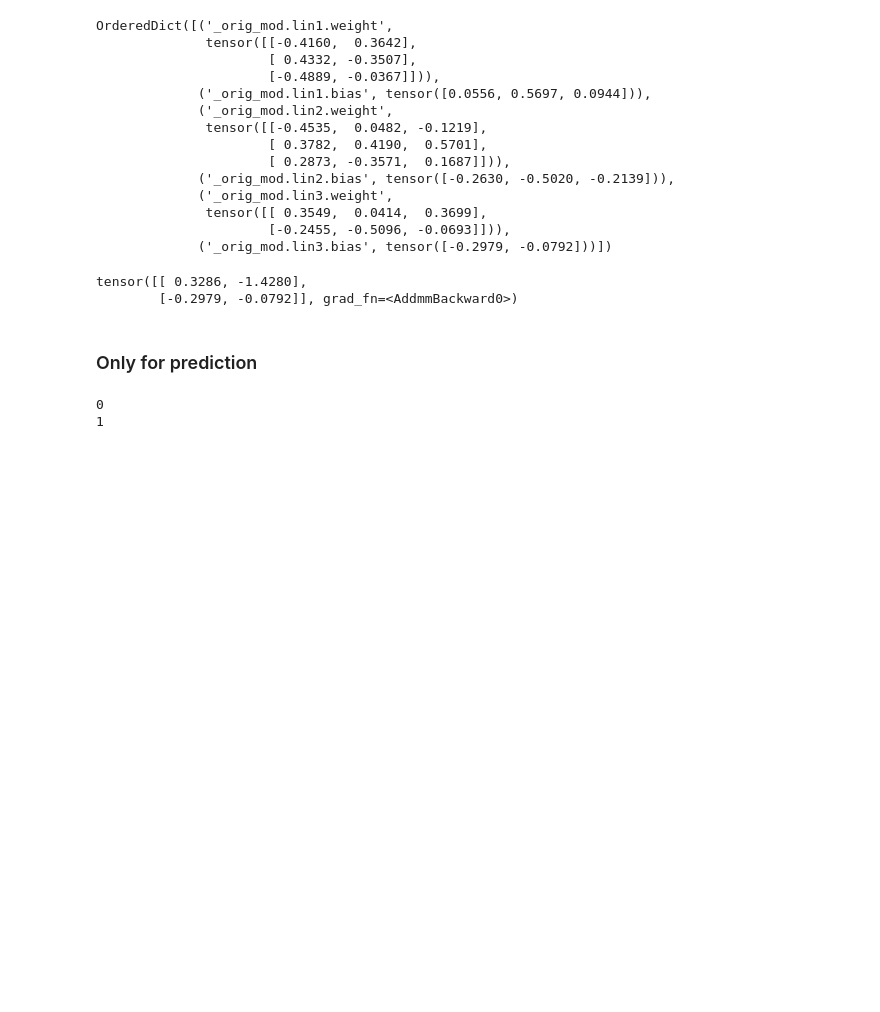
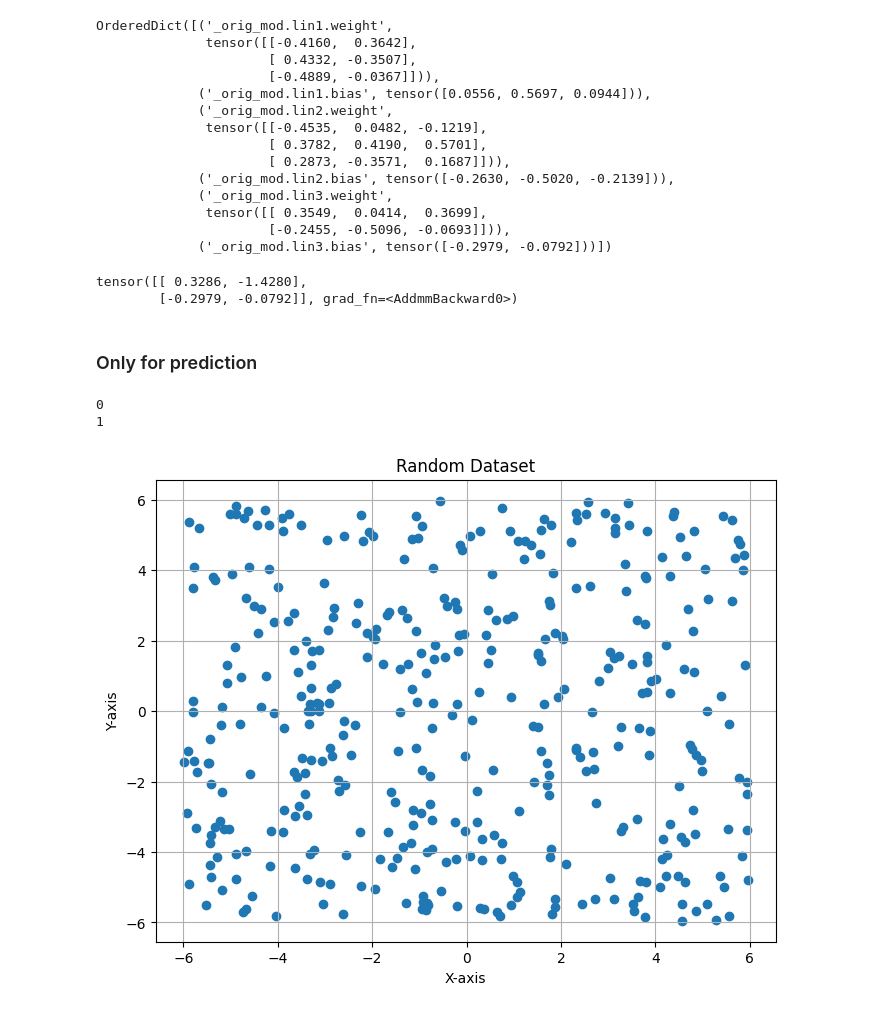
Before and after one commit to Robohrriday/ML_2024_TensionFlow_A3, a Jupyter notebook: Question2.ipynb, the cells around one changed output. Cells and saved outputs as stored; diff of their text form; code cells hidden in the pictures; blank space fills up the shorter version.

```diff
--- a/Question2.ipynb
+++ b/Question2.ipynb
@@ -81,3 +81,24 @@ for epoch in range(10000):
       opt.zero_grad()
   if epoch % print_every == 0:
     print(epoch, loss.item())
+# %%
+import numpy as np
+import matplotlib.pyplot as plt
+
+# Number of instances
+num_instances = 400
+
+# Generate random numbers for x-axis and y-axis
+X = np.random.uniform(-6, 6, size=(num_instances, 1))
+Y = np.random.uniform(-6, 6, size=(num_instances, 1))
+
+# Plot the dataset
+plt.figure(figsize=(8, 6))
+plt.scatter(X, Y)
+plt.title('Random Dataset')
+plt.xlabel('X-axis')
+plt.ylabel('Y-axis')
+plt.grid(True)
+plt.show()
+# %% [output]
+[figure, added]
```
Also changed, not shown: parts of 1 cell of this notebook.
